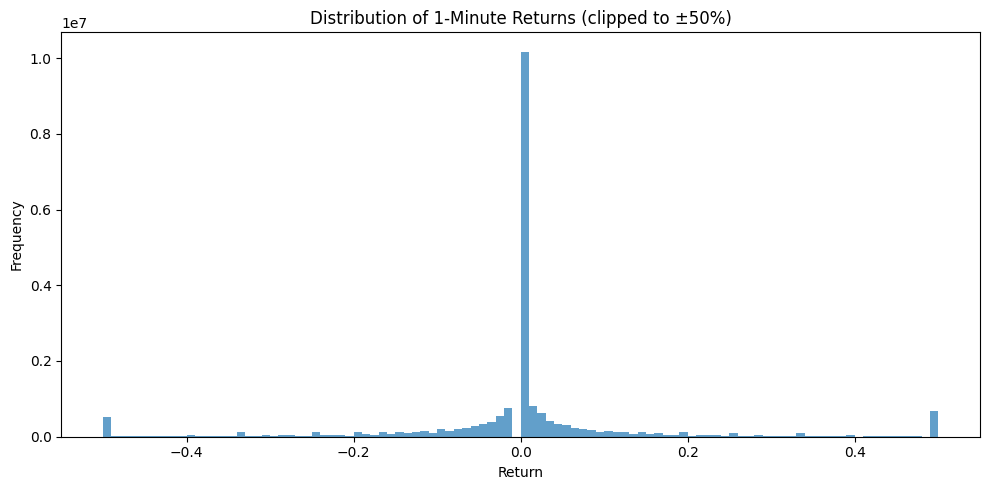
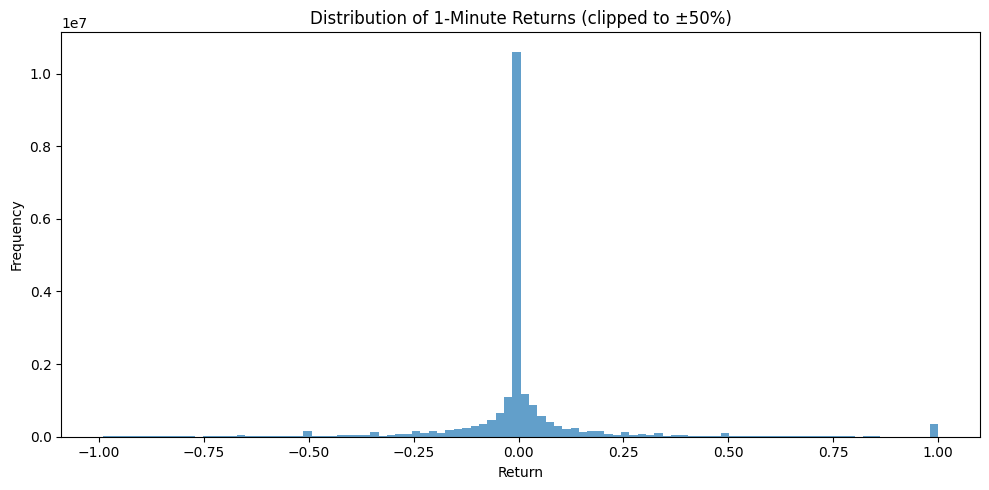
The notebook cell's code change between the first figure and the second:
--- before
+++ after
@@ -1,6 +1,6 @@
 # Plot histogram of returns
 plt.figure(figsize=(10, 5))
-plt.hist(df["returns"].dropna().clip(-0.5, 0.5), bins=100, edgecolor="none", alpha=0.7)
-plt.title("Distribution of 1-Minute Returns (clipped to ±50%)")
+plt.hist(df["returns"].dropna().clip(-1, 1), bins=100, edgecolor="none", alpha=0.7)
+plt.title("Distribution of 1-Minute Returns (clipped to ±100%)")
 plt.xlabel("Return")
 plt.ylabel("Frequency")

Commit: Update data.ipynb